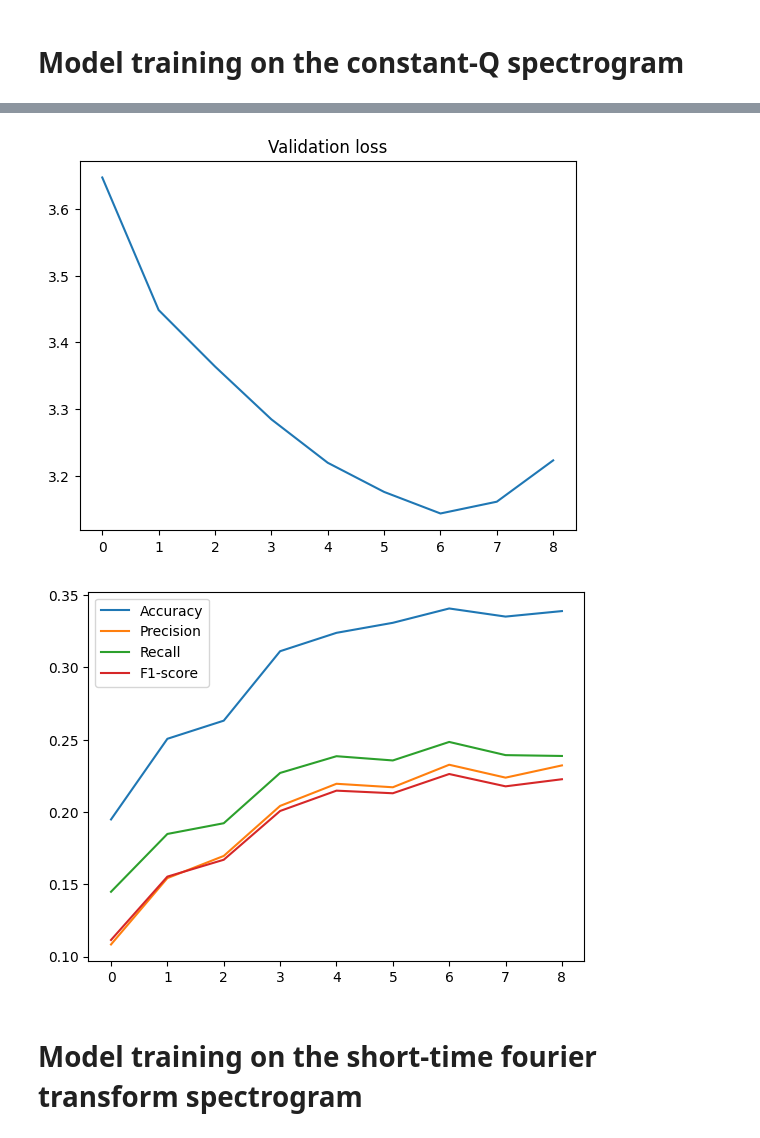
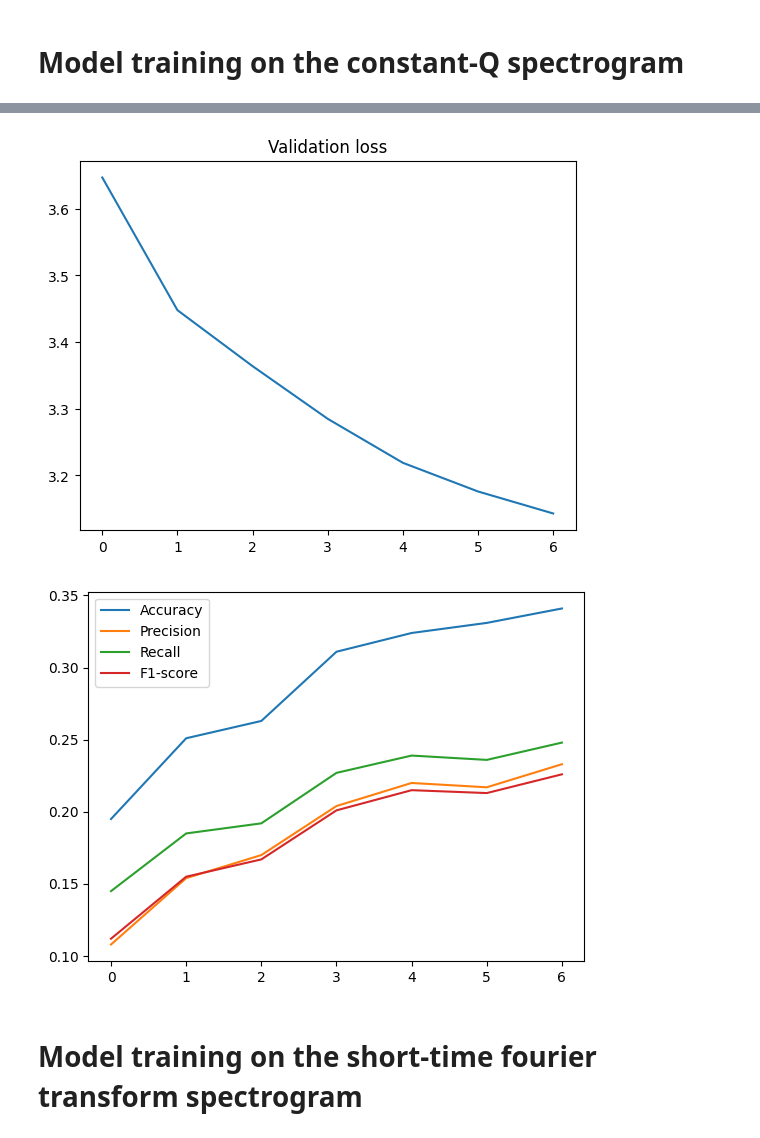
Before and after one commit to DaniilMako/BirdCLEF, a Jupyter notebook: ResNet_silence.ipynb, the cells around one changed output, grey strips where cells are left out. Cells and saved outputs as stored; diff of their text form; code cells hidden in the pictures.

```diff
--- a/ResNet_silence.ipynb
+++ b/ResNet_silence.ipynb
@@ -383,5 +383,5 @@ Epoch 9/9, Train loss: 2.579, Validation loss: 3.452, Accuracy: 0.254, Precision
 # %% [markdown]
 # Model training on the constant-Q spectrogram
 # %%
-launch(train_loader=train_loader_constantQ, val_loader=val_loader_constantQ, num_epochs=9, spectrogram_type='cqt')
+launch(train_loader=train_loader_constantQ, val_loader=val_loader_constantQ, num_epochs=7, spectrogram_type='cqt')
 # %% [output]
@@ -406,5 +406,5 @@ Epoch 9/9, Train loss: 1.248, Validation loss: 3.223, Accuracy: 0.339, Precision
-[figure, old version]
+[figure, new version]
-[figure, old version]
+[figure, new version]
 # %% [markdown]
 # Model training on the short-time fourier transform spectrogram
 # %%
```
Also changed, not shown: parts of 8 cells of this notebook, 2 other files.
